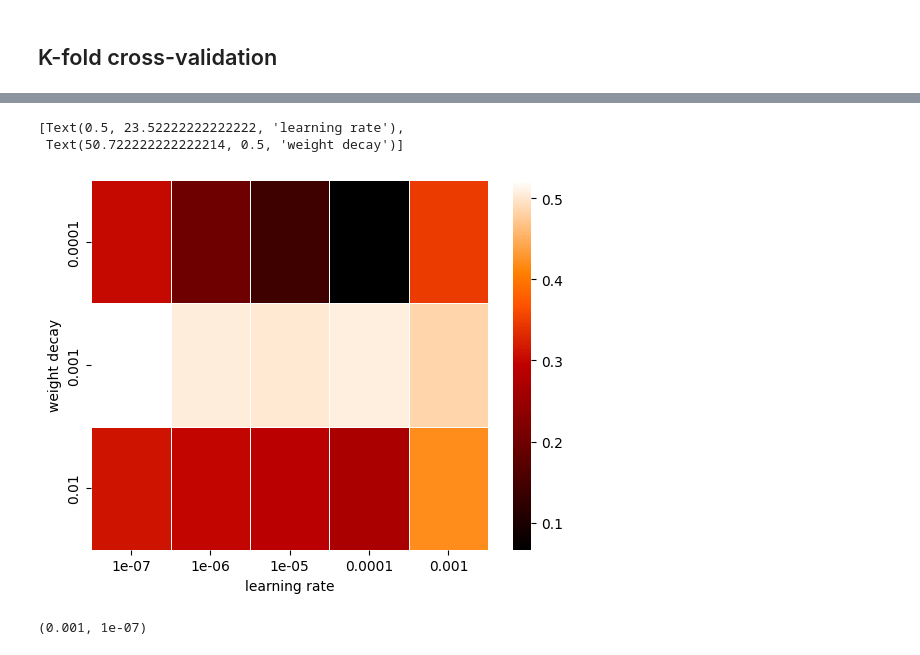
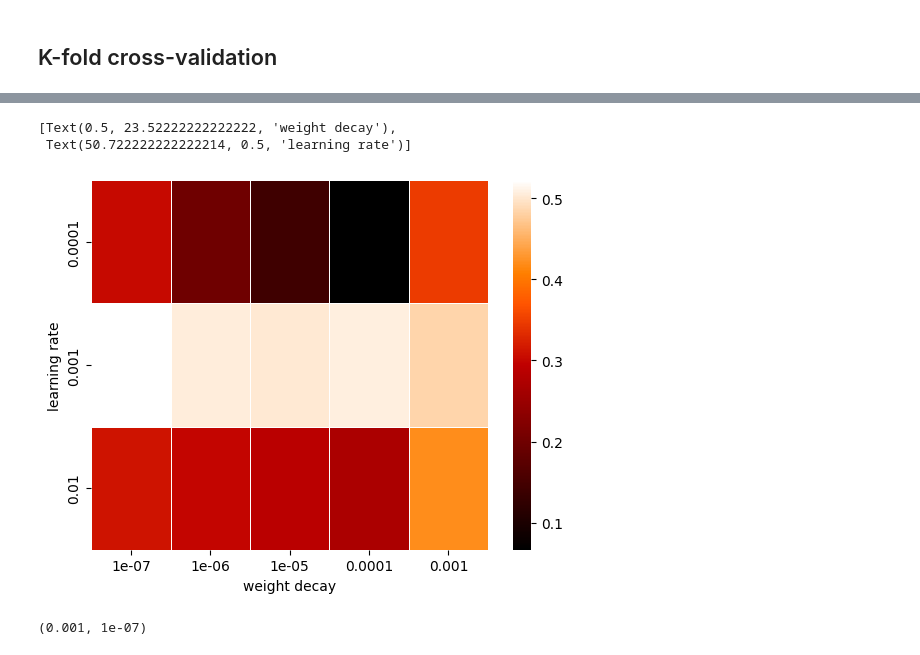
Before and after one commit to Alexandre-Leclercq/technique_apprentissage_projet, a Jupyter notebook: notebook/CNN.ipynb, the cells around one changed output, grey strips where cells are left out. Drawn from its saved outputs; the diff is of its cells as text; code cells hidden in the pictures.

Commit message:
Fixing the wrong label for the heatmap

```diff
--- a/notebook/CNN.ipynb
+++ b/notebook/CNN.ipynb
@@ -147,12 +147,12 @@ K = 4, accuracy: 0.486
 # %%
 ax = sns.heatmap(accuracy_historic, linewidths=0.5, cmap='gist_heat',
                  xticklabels=[1e-7, 1e-6, 1e-5, 1e-4, 1e-3],
                  yticklabels=[1e-4, 1e-3, 1e-2])
-ax.set(xlabel="learning rate", ylabel='weight decay')
+ax.set(xlabel="weight decay", ylabel='learning rate')
 # %% [output]
-[Text(0.5, 23.52222222222222, 'learning rate'),
- Text(50.722222222222214, 0.5, 'weight decay')]
+[Text(0.5, 23.52222222222222, 'weight decay'),
+ Text(50.722222222222214, 0.5, 'learning rate')]
-[figure, old version]
+[figure, new version]
 # %%
 best_params
 # %% [output]
```
